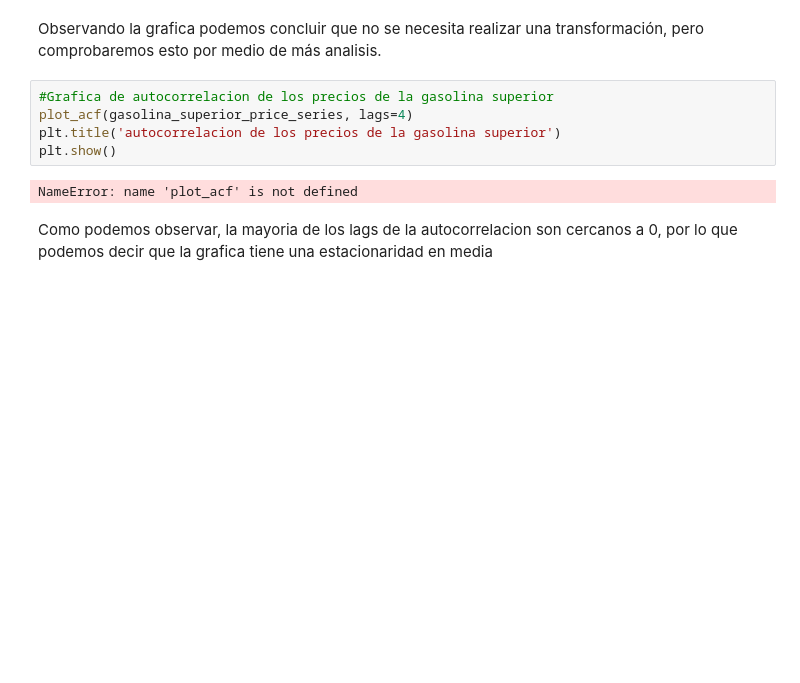
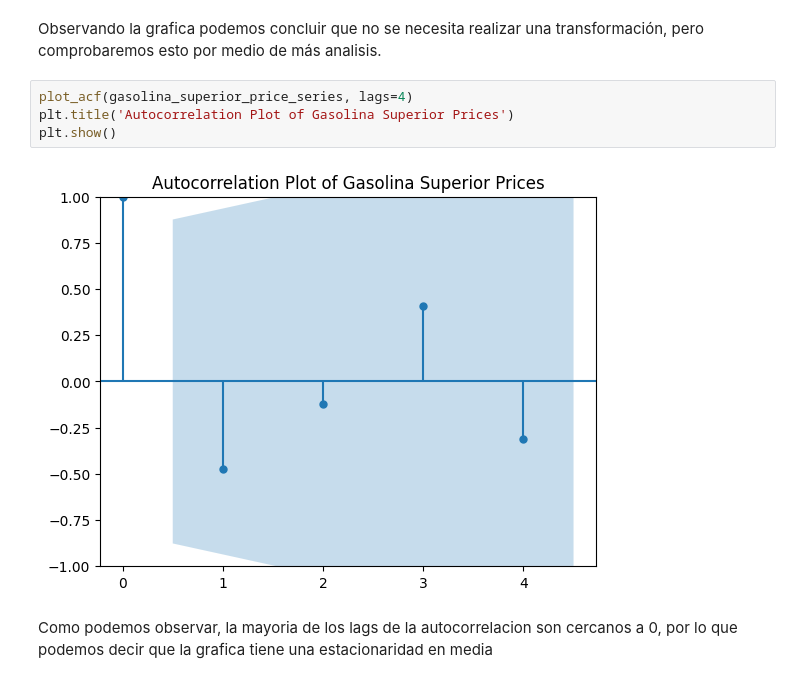
Before and after one commit to CrisLayB/DataScience_Lab02, a Jupyter notebook: ConsumoGasolina.ipynb, the cells around one changed output. Saved outputs shown, nothing was run; the diff lists cells and outputs as text; blank space fills up the shorter version.

```diff
--- a/ConsumoGasolina.ipynb
+++ b/ConsumoGasolina.ipynb
@@ -198,13 +145,12 @@ plt.show()
 [figure]
 # %% [markdown]
 Observando la grafica podemos concluir que no se necesita realizar una transformación, pero comprobaremos esto por medio de más analisis.
-# %%
-#Grafica de autocorrelacion de los precios de la gasolina superior
-plot_acf(gasolina_superior_price_series, lags=4)
-plt.title('autocorrelacion de los precios de la gasolina superior')
-plt.show()
-# %% [output]
-NameError: name 'plot_acf' is not defined
+# %%
+plot_acf(gasolina_superior_price_series, lags=4)
+plt.title('Autocorrelation Plot of Gasolina Superior Prices')
+plt.show()
+# %% [output]
+[figure, added]
 # %% [markdown]
 Como podemos observar, la mayoria de los lags de la autocorrelacion son cercanos a 0, por lo que podemos decir que la grafica tiene una estacionaridad en media
 # %% [markdown]
```
Also changed, not shown: parts of 18 cells of this notebook.
